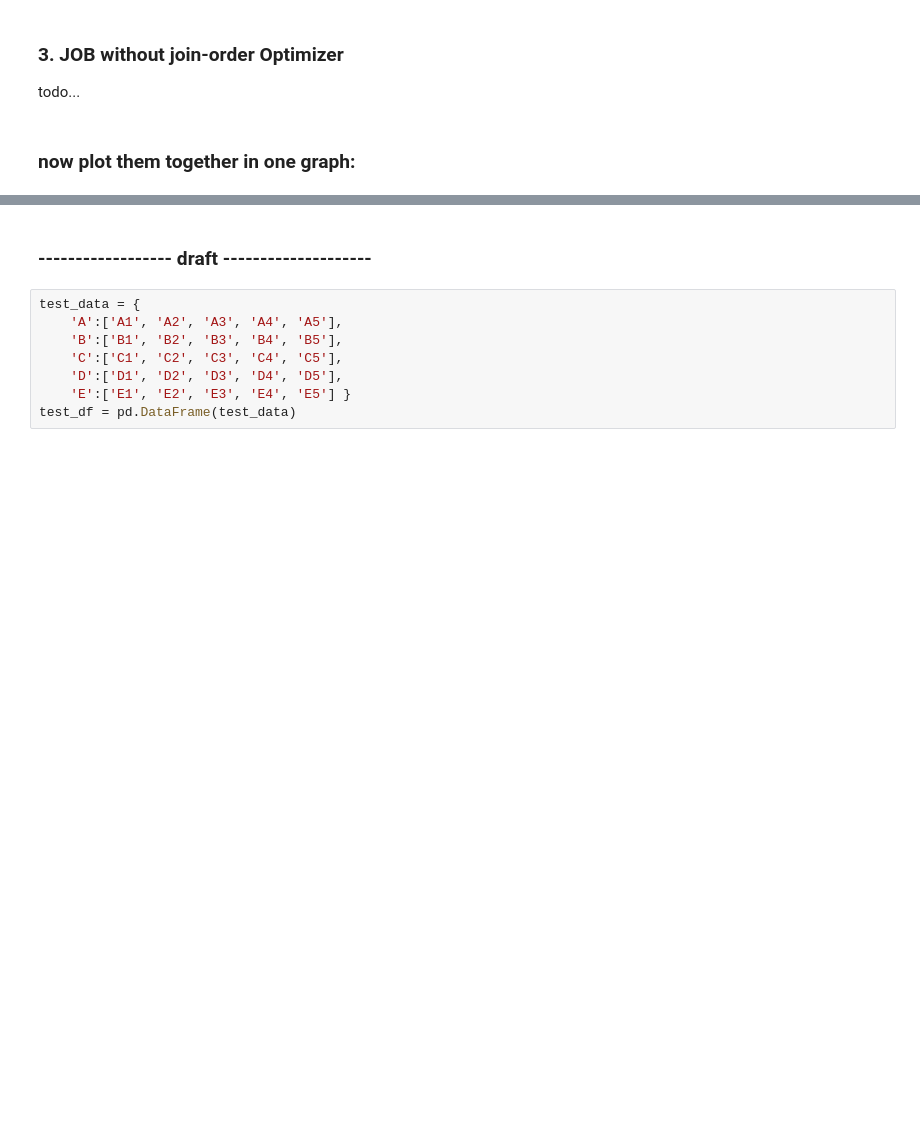
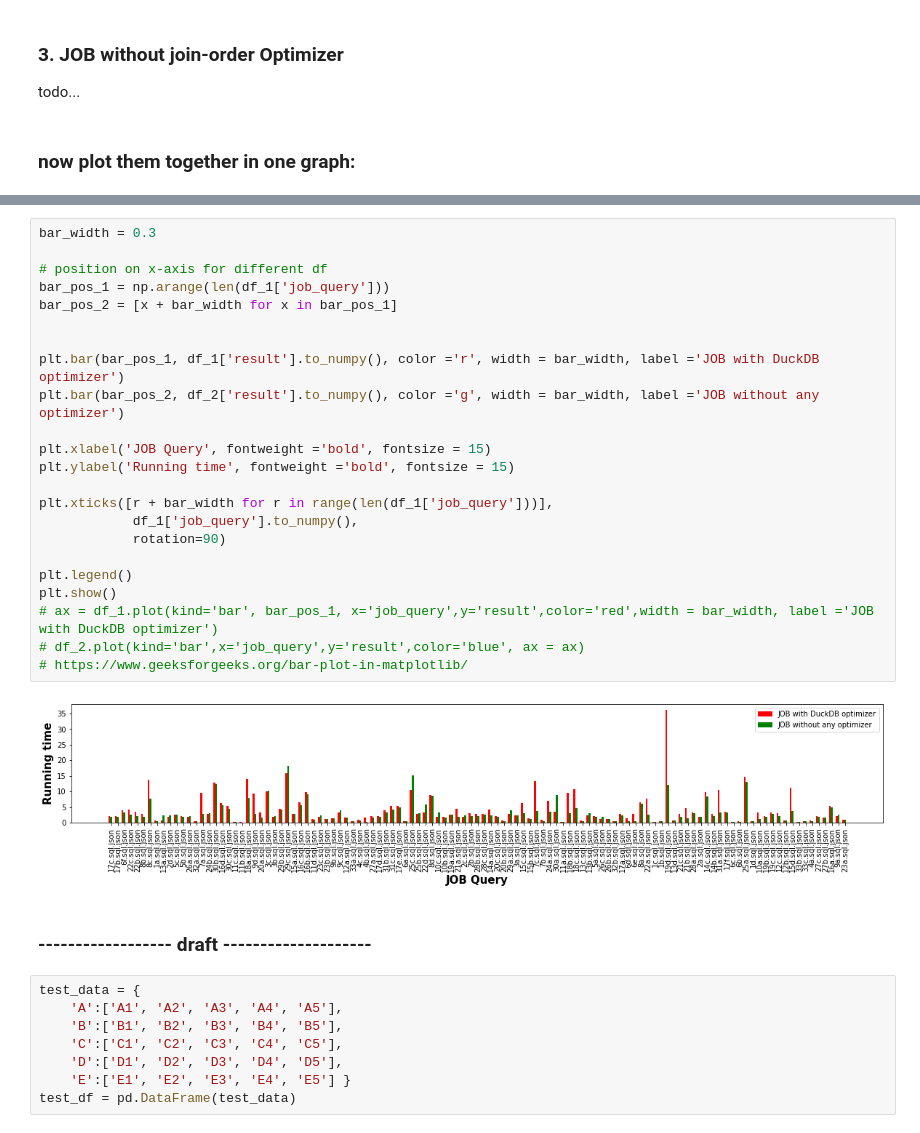
Before and after one commit to ChuyingHe/duckdb-rl, a Jupyter notebook: visualization/script.ipynb, the cells around one changed output, grey strips where cells are left out. Drawn from its saved outputs; the diff is of its cells as text; blank space fills up the shorter version.

```diff
--- a/visualization/script.ipynb
+++ b/visualization/script.ipynb
@@ -171,3 +192,28 @@ df_2[['job_query','result']].plot(x='job_query', ax = ax)
+# %%
+bar_width = 0.3
+
+# position on x-axis for different df
+bar_pos_1 = np.arange(len(df_1['job_query']))
+bar_pos_2 = [x + bar_width for x in bar_pos_1]
+
+
+plt.bar(bar_pos_1, df_1['result'].to_numpy(), color ='r', width = bar_width, label ='JOB with DuckDB optimizer')
+plt.bar(bar_pos_2, df_2['result'].to_numpy(), color ='g', width = bar_width, label ='JOB without any optimizer')
+
+plt.xlabel('JOB Query', fontweight ='bold', fontsize = 15)
+plt.ylabel('Running time', fontweight ='bold', fontsize = 15)
+
+plt.xticks([r + bar_width for r in range(len(df_1['job_query']))],
+            df_1['job_query'].to_numpy(),
+            rotation=90)
+
+plt.legend()
+plt.show()
+# ax = df_1.plot(kind='bar', bar_pos_1, x='job_query',y='result',color='red',width = bar_width, label ='JOB with DuckDB optimizer')
+# df_2.plot(kind='bar',x='job_query',y='result',color='blue', ax = ax)
+# https://www.geeksforgeeks.org/bar-plot-in-matplotlib/
+# %% [output]
+[figure, added]
 # %% [markdown]
 ### ------------------ draft --------------------
 # %%
```
Also changed, not shown: parts of 8 cells of this notebook, 4 other files.
